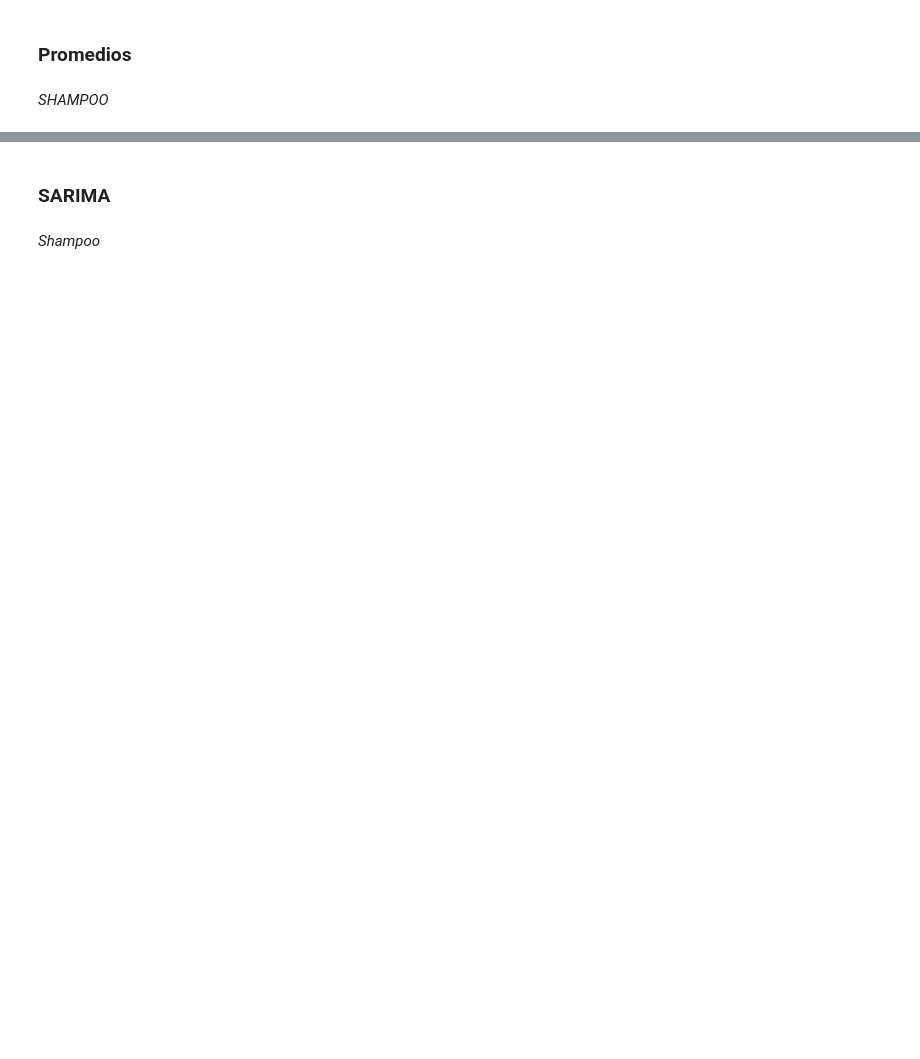
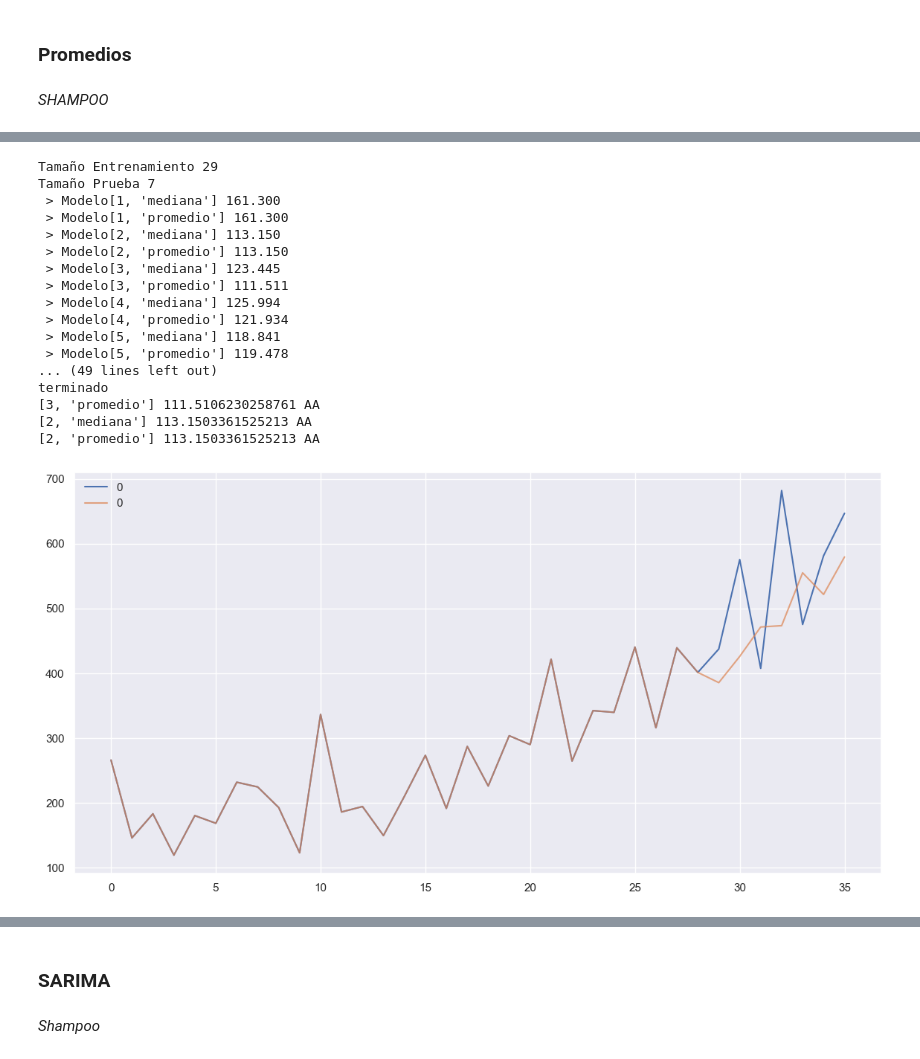
Before and after one commit to Paola-Contreras/Lab03-DS, a Jupyter notebook: Lab03.ipynb, the cells around one changed output, grey strips where cells are left out. Cells and saved outputs as stored; diff of their text form; code cells hidden in the pictures; blank space fills up the shorter version.

```diff
--- a/Lab03.ipynb
+++ b/Lab03.ipynb
@@ -131,0 +200,27 @@ terminado
+# %%
+series = pd.read_csv('./data/shampoo.csv', header = 0, index_col = 0)
+nombre="shampoo"
+metodo = "promedio"
+muestra = False
+rsme_pro_shampo = 0
+
+promedios(series, nombre, metodo, muestra, rsme_pro_shampo)
+# %% [output]
+Tamaño Entrenamiento 29
+Tamaño Prueba 7
+ > Modelo[1, 'mediana'] 161.300
+ > Modelo[1, 'promedio'] 161.300
+ > Modelo[2, 'mediana'] 113.150
+ > Modelo[2, 'promedio'] 113.150
+ > Modelo[3, 'mediana'] 123.445
+ > Modelo[3, 'promedio'] 111.511
+ > Modelo[4, 'mediana'] 125.994
+ > Modelo[4, 'promedio'] 121.934
+ > Modelo[5, 'mediana'] 118.841
+ > Modelo[5, 'promedio'] 119.478
+... (49 lines left out)
+terminado
+[3, 'promedio'] 111.5106230258761 AA
+[2, 'mediana'] 113.1503361525213 AA
+[2, 'promedio'] 113.1503361525213 AA
+[figure, added]
```
Also changed, not shown: parts of 34 cells of this notebook, 9 other files.
